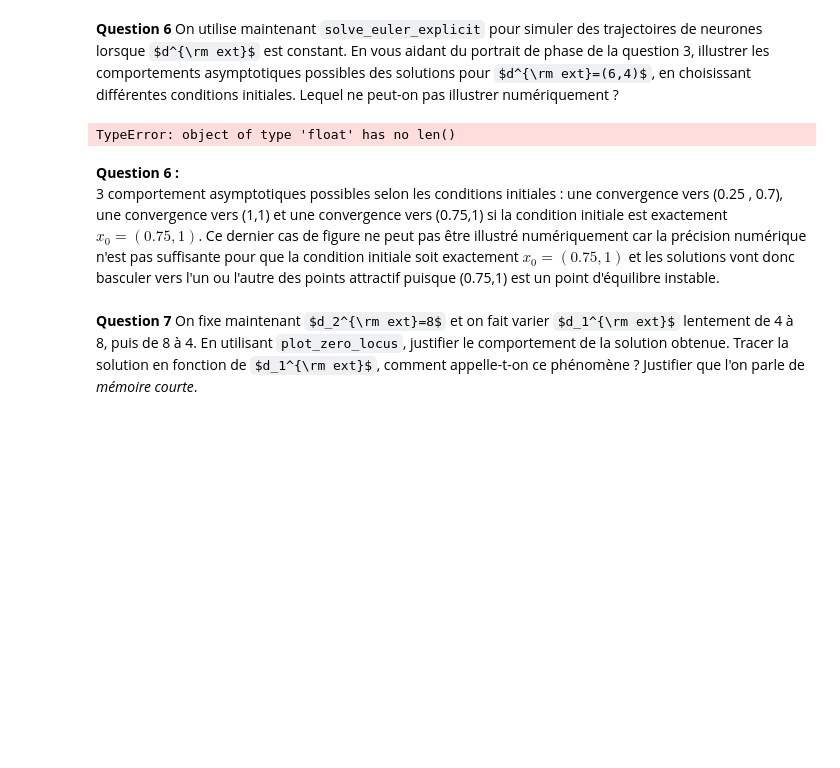
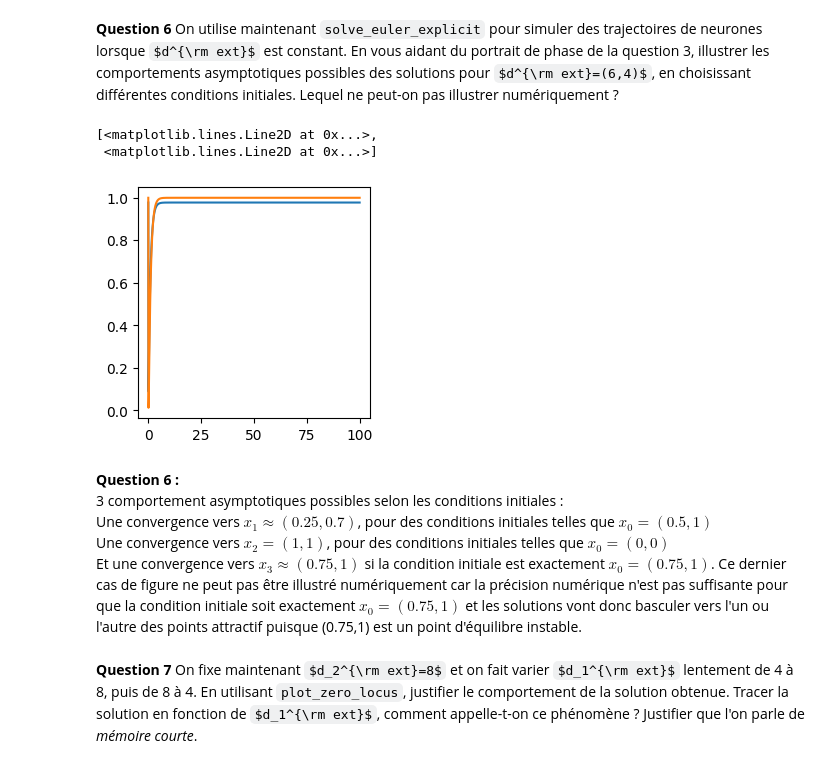
Before and after one commit to Dorian-Brousse/projet_equa_diff, a Jupyter notebook: Rendu.ipynb, the cells around one changed output. Drawn from its saved outputs; the diff is of its cells as text; code cells hidden in the pictures; some formulas as TeX source; blank space fills up the shorter version.

```diff
--- a/Rendu.ipynb
+++ b/Rendu.ipynb
@@ -296,18 +296,29 @@ def solve_euler_explicit(f, x0, dt, t0, tf):
 # %%
 def f_d_ext_constant(t,x):
     d_ext = np.array([6.0,4.0])
     return -x + sigmoid(np.dot(W,x)+d_ext)
 
 x0 = np.array([0,0], dtype = 'float64') # A COMPLETER
 dt = 0.1
 t0, tf = 0.0, 100.0
 time, x = solve_euler_explicit(f_d_ext_constant, x0, dt, t0, tf)
+
+plt.figure()
+plt.plot(time,x)
 # %% [output]
-TypeError: object of type 'float' has no len()
+[<matplotlib.lines.Line2D at 0x...>,
+ <matplotlib.lines.Line2D at 0x...>]
+[figure, added]
 # %% [markdown]
 **Question 6 :**
 \
-3 comportement asymptotiques possibles selon les conditions initiales : une convergence vers (0.25 , 0.7), une convergence vers (1,1) et une convergence vers (0.75,1) si la condition initiale est exactement $x_0=(0.75,1)$. Ce dernier cas de figure ne peut pas être illustré numériquement car la précision numérique n'est pas suffisante pour que la condition initiale soit exactement $x_0=(0.75,1)$ et les solutions vont donc basculer vers l'un ou l'autre des points attractif puisque (0.75,1) est un point d'équilibre instable.
+3 comportement asymptotiques possibles selon les conditions initiales :
+\
+Une convergence vers $x_1\approx(0.25 , 0.7)$, pour des conditions initiales telles que $x_0=(0.5,1)$
+\
+Une convergence vers $x_2=(1,1)$, pour des conditions initiales telles que $x_0=(0,0)$
+\
+Et une convergence vers $x_3\approx(0.75,1)$ si la condition initiale est exactement $x_0=(0.75,1)$. Ce dernier cas de figure ne peut pas être illustré numériquement car la précision numérique n'est pas suffisante pour que la condition initiale soit exactement $x_0=(0.75,1)$ et les solutions vont donc basculer vers l'un ou l'autre des points attractif puisque (0.75,1) est un point d'équilibre instable.
 # %% [markdown]
 **Question 7** On fixe maintenant $d_2^{\rm ext}=8$ et on fait varier $d_1^{\rm ext}$ lentement de 4 à 8, puis de 8 à 4. En utilisant ``plot_zero_locus``, justifier le comportement de la solution obtenue. Tracer la solution en fonction de $d_1^{\rm ext}$, comment appelle-t-on ce phénomène ? Justifier que l'on parle de *mémoire courte*.
 # %%
```
